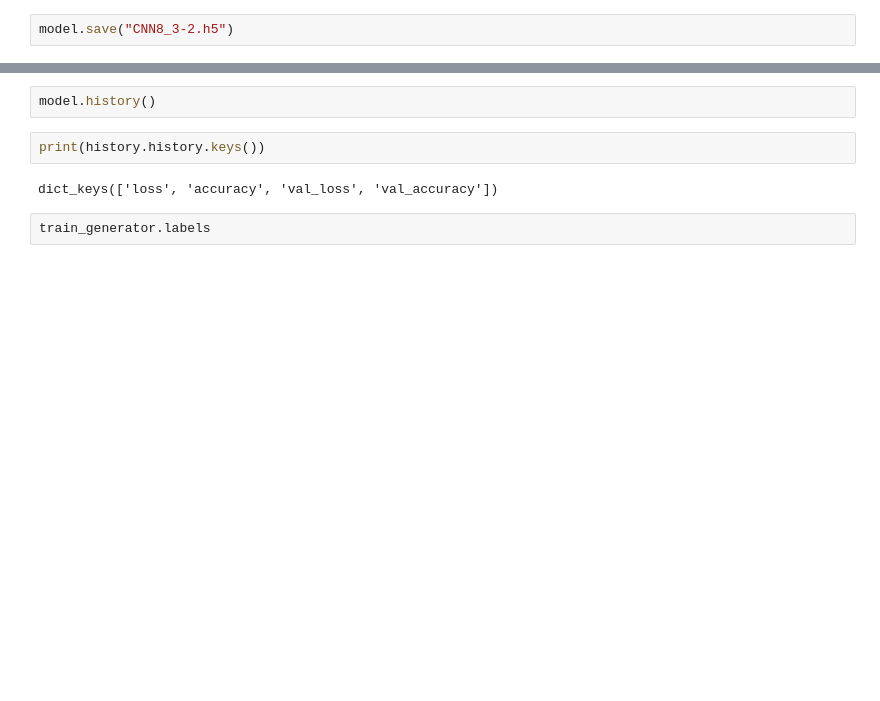
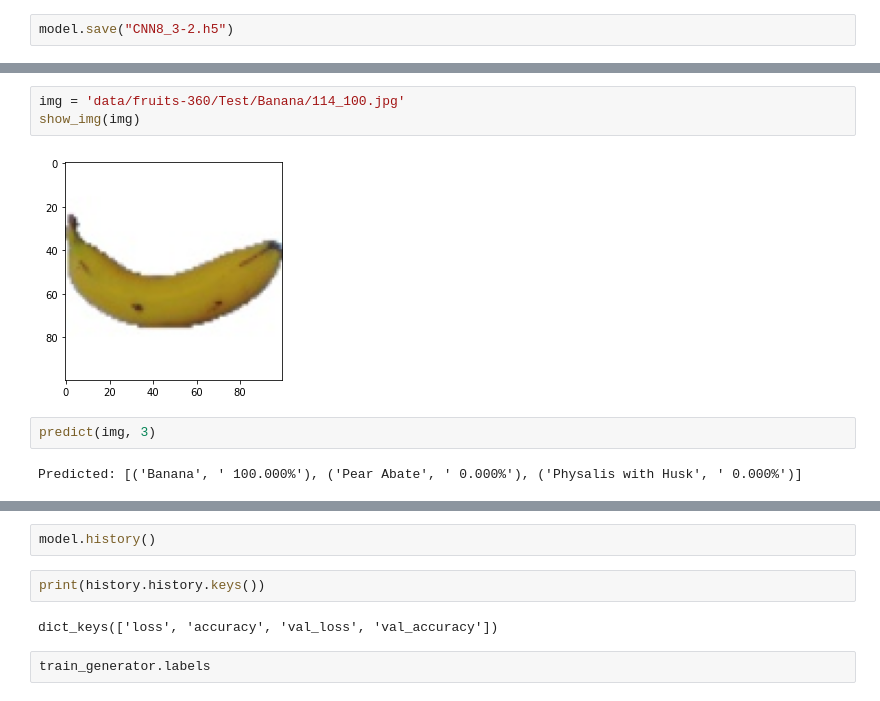
Before and after one commit to ashleep/Heningburg_Pounds_Final_Project, a Jupyter notebook: CNNtest.ipynb, the cells around one changed output, grey strips where cells are left out. Saved outputs shown, nothing was run; the diff lists cells and outputs as text; blank space fills up the shorter version.

```diff
--- a/CNNtest.ipynb
+++ b/CNNtest.ipynb
@@ -161,0 +301,9 @@ Predicted: [('Cherry 1', ' 100.000%'), ('Watermelon', ' 0.000%'), ('Grape White
+# %%
+img = 'data/fruits-360/Test/Banana/114_100.jpg'
+show_img(img)
+# %% [output]
+[figure, added]
+# %%
+predict(img, 3)
+# %% [output]
+Predicted: [('Banana', ' 100.000%'), ('Pear Abate', ' 0.000%'), ('Physalis with Husk', ' 0.000%')]
```
Also changed, not shown: parts of 42 cells of this notebook, 4 other files.
